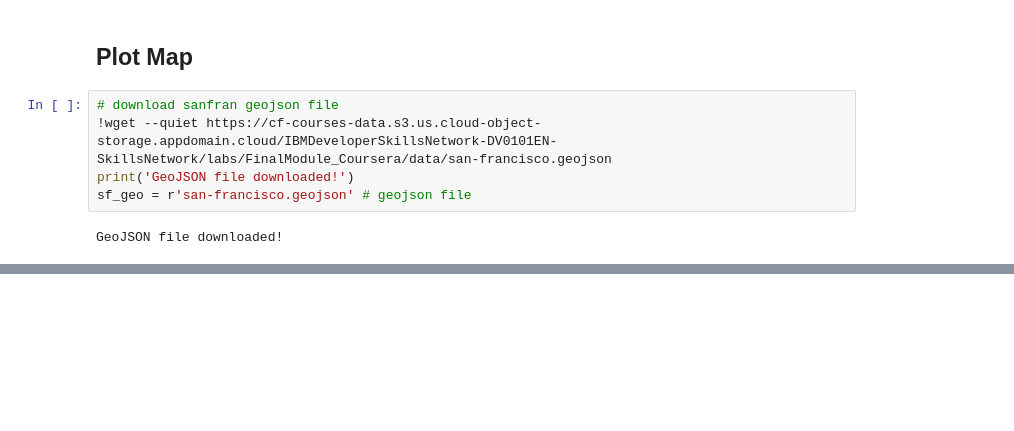
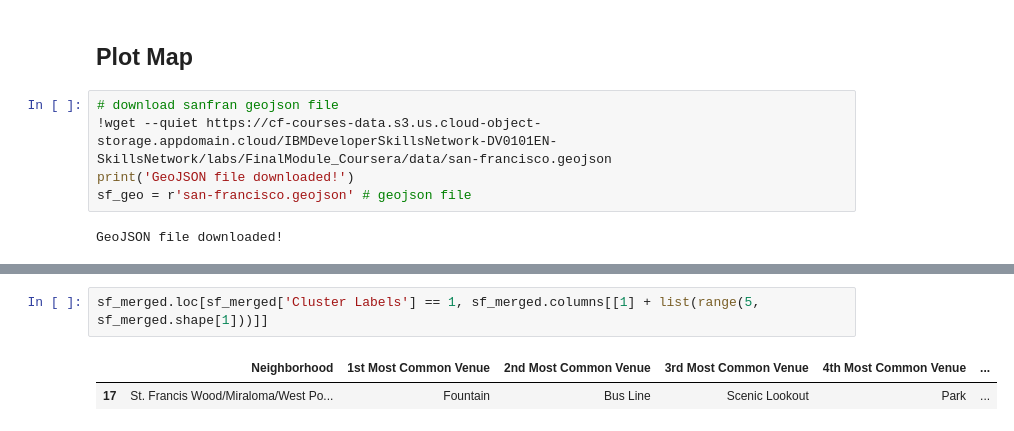
Before and after one commit to fltrazzi/Coursera_Capstone, a Jupyter notebook: Coursera_Capstone.ipynb, the cells around one changed output, grey strips where cells are left out. Cells and saved outputs as stored; diff of their text form; blank space fills up the shorter version.

```diff
--- a/Coursera_Capstone.ipynb
+++ b/Coursera_Capstone.ipynb
@@ -491,0 +470,5 @@ sanfran_map
+# %%
+sf_merged.loc[sf_merged['Cluster Labels'] == 1, sf_merged.columns[[1] + list(range(5, sf_merged.shape[1]))]]
+# %% [output]
+|  | Neighborhood | 1st Most Common Venue | 2nd Most Common Venue | 3rd Most Common Venue | 4th Most Common Venue | ... |
+| 17 | St. Francis Wood/Miraloma/West Po... | Fountain | Bus Line | Scenic Lookout | Park | ... |
```
Also changed, not shown: parts of 13 cells of this notebook.
